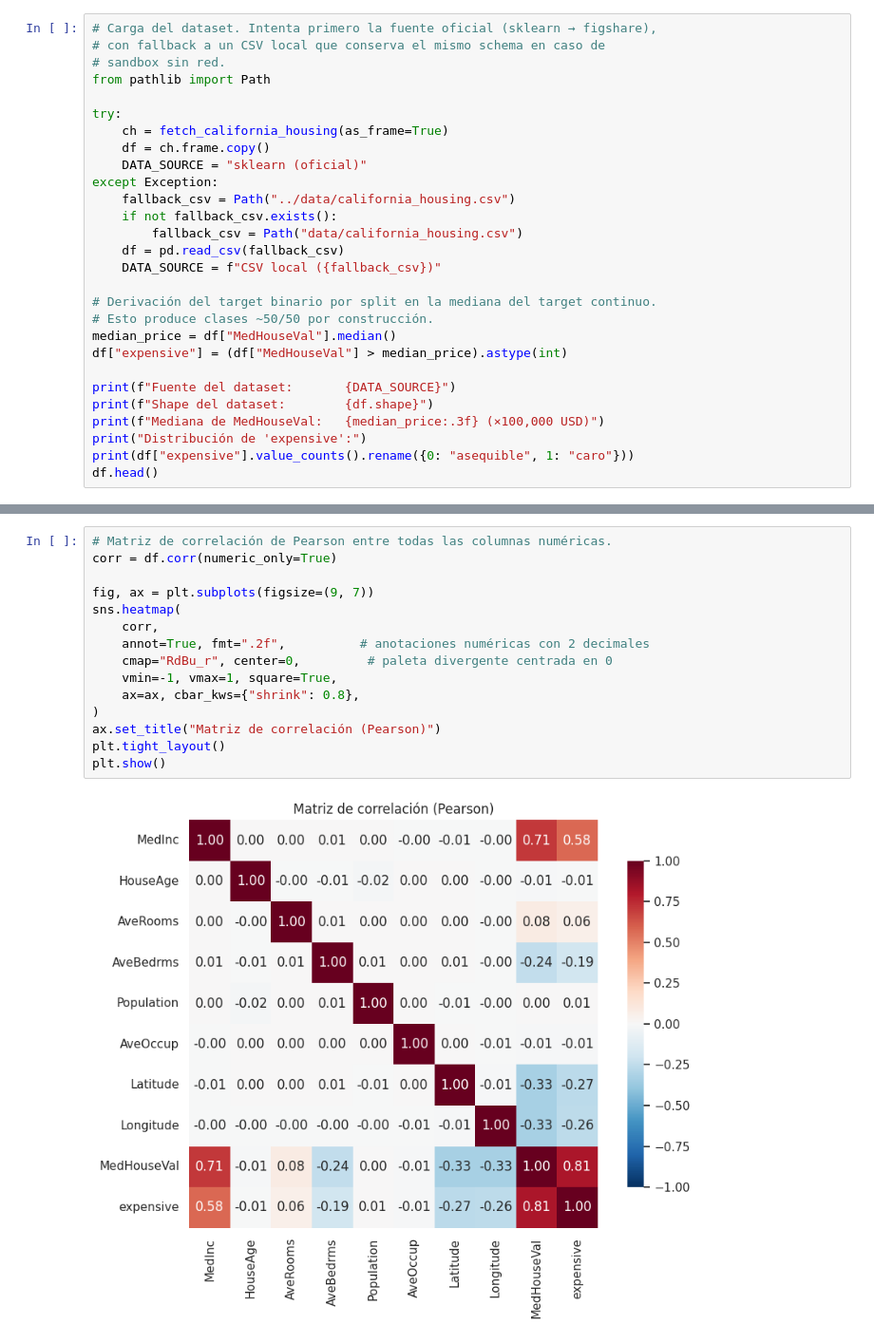
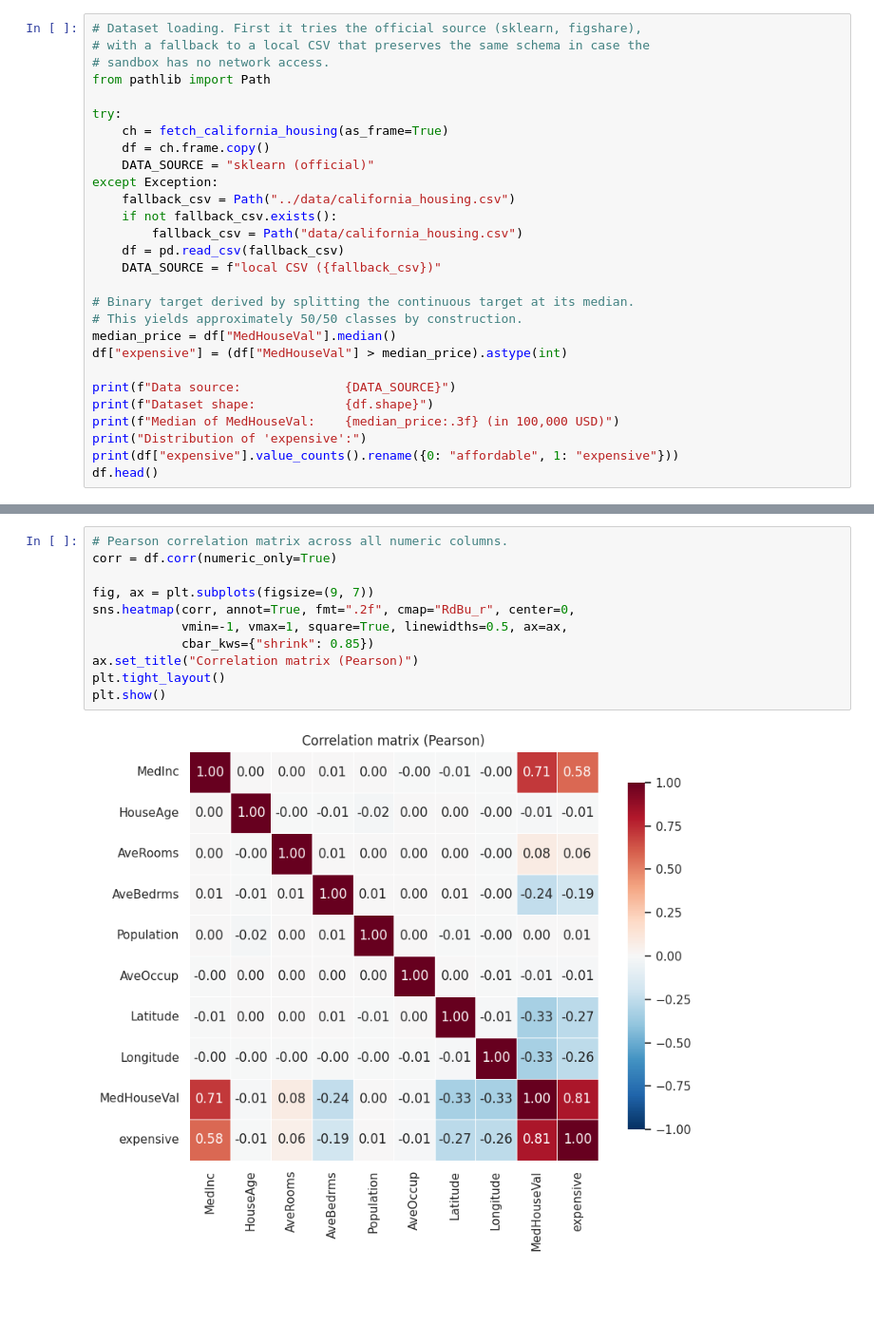
Before and after one commit to DanielSozoranga/Machine-Learning-6-SIN-A-Mar-Jul-2026, a Jupyter notebook: notebooks/main.ipynb, the cells around one changed output, grey strips where cells are left out. Shown at 95% size. Drawn from its saved outputs; the diff is of its cells as text; blank space fills up the shorter version.

```diff
--- a/notebooks/main.ipynb
+++ b/notebooks/main.ipynb
@@ -74,29 +74,29 @@ El notebook recorre el ciclo de vida estándar: *Problem Definition → Data Acq
 # %%
-# Carga del dataset. Intenta primero la fuente oficial (sklearn → figshare),
-# con fallback a un CSV local que conserva el mismo schema en caso de
-# sandbox sin red.
+# Dataset loading. First it tries the official source (sklearn, figshare),
+# with a fallback to a local CSV that preserves the same schema in case the
+# sandbox has no network access.
 from pathlib import Path
 
 try:
     ch = fetch_california_housing(as_frame=True)
     df = ch.frame.copy()
-    DATA_SOURCE = "sklearn (oficial)"
+    DATA_SOURCE = "sklearn (official)"
 except Exception:
     fallback_csv = Path("../data/california_housing.csv")
     if not fallback_csv.exists():
         fallback_csv = Path("data/california_housing.csv")
     df = pd.read_csv(fallback_csv)
-    DATA_SOURCE = f"CSV local ({fallback_csv})"
+    DATA_SOURCE = f"local CSV ({fallback_csv})"
 
-# Derivación del target binario por split en la mediana del target continuo.
-# Esto produce clases ~50/50 por construcción.
+# Binary target derived by splitting the continuous target at its median.
+# This yields approximately 50/50 classes by construction.
 median_price = df["MedHouseVal"].median()
 df["expensive"] = (df["MedHouseVal"] > median_price).astype(int)
 
-print(f"Fuente del dataset:       {DATA_SOURCE}")
-print(f"Shape del dataset:        {df.shape}")
-print(f"Mediana de MedHouseVal:   {median_price:.3f} (×100,000 USD)")
-print("Distribución de 'expensive':")
-print(df["expensive"].value_counts().rename({0: "asequible", 1: "caro"}))
+print(f"Data source:              {DATA_SOURCE}")
+print(f"Dataset shape:            {df.shape}")
+print(f"Median of MedHouseVal:    {median_price:.3f} (in 100,000 USD)")
+print("Distribution of 'expensive':")
+print(df["expensive"].value_counts().rename({0: "affordable", 1: "expensive"}))
 df.head()
 # %% [output]
@@ -200,18 +201,14 @@ Correlación de Pearson entre todas las features y los dos targets. Permite iden
 # %%
-# Matriz de correlación de Pearson entre todas las columnas numéricas.
+# Pearson correlation matrix across all numeric columns.
 corr = df.corr(numeric_only=True)
 
 fig, ax = plt.subplots(figsize=(9, 7))
-sns.heatmap(
-    corr,
-    annot=True, fmt=".2f",          # anotaciones numéricas con 2 decimales
-    cmap="RdBu_r", center=0,         # paleta divergente centrada en 0
-    vmin=-1, vmax=1, square=True,
-    ax=ax, cbar_kws={"shrink": 0.8},
-)
-ax.set_title("Matriz de correlación (Pearson)")
+sns.heatmap(corr, annot=True, fmt=".2f", cmap="RdBu_r", center=0,
+            vmin=-1, vmax=1, square=True, linewidths=0.5, ax=ax,
+            cbar_kws={"shrink": 0.85})
+ax.set_title("Correlation matrix (Pearson)")
 plt.tight_layout()
 plt.show()
 # %% [output]
-[figure, old version]
+[figure, new version]
 # %% [markdown]
```
Also changed, not shown: parts of 43 cells of this notebook, 1 other file.
